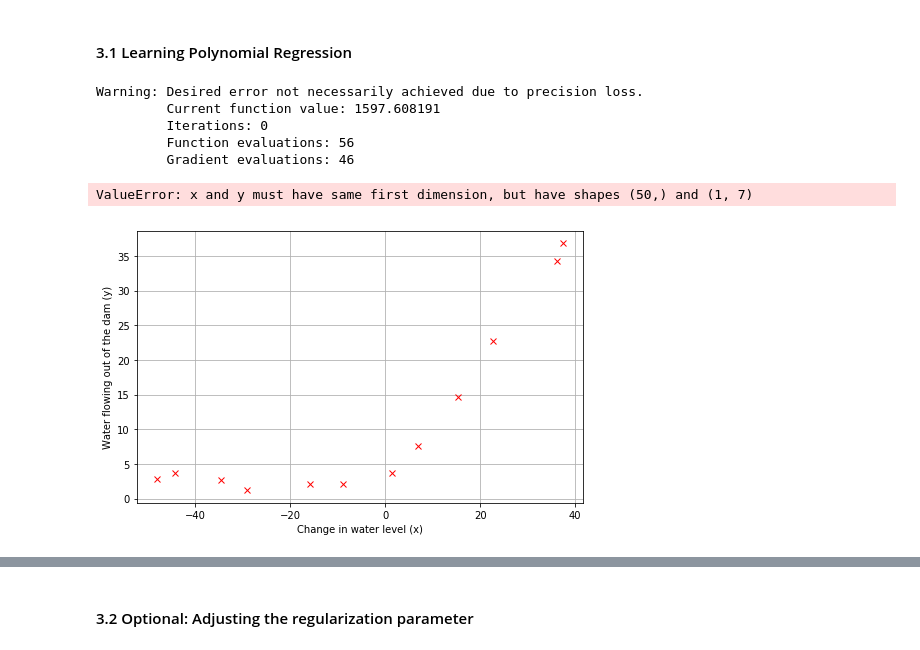
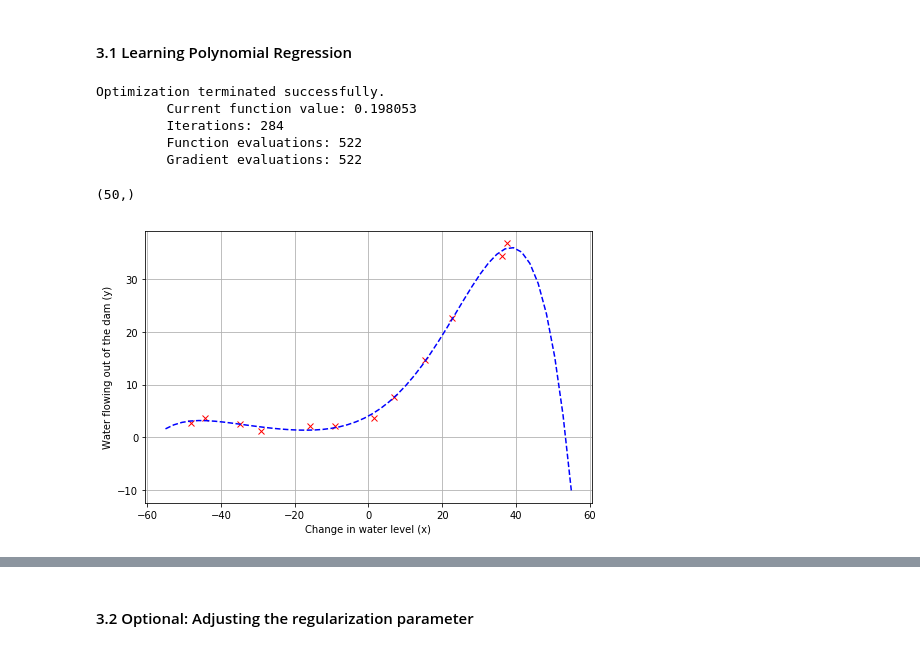
Before and after one commit to deniseheinz/LaunchCode-DataScience, a Jupyter notebook: ex5/ex5-Regularized_Linear_Regression.ipynb, the cells around one changed output, grey strips where cells are left out. Cells and saved outputs as stored; diff of their text form; code cells hidden in the pictures.

Commit message:
updated calling data

```diff
--- a/ex5/ex5-Regularized_Linear_Regression.ipynb
+++ b/ex5/ex5-Regularized_Linear_Regression.ipynb
@@ -118,7 +106,7 @@ def optimizeTheta(myTheta_initial, myX, myy, mylambda=0.,print_output=True):
                                        disp=print_output,\
                                        epsilon=1.49e-12,\
                                        maxiter=1000)
-    fit_theta = fit_theta.reshape((myTheta_initial.shape[0],1))
+    fit_theta = fit_theta.reshape((len(myTheta_initial),1))
     return fit_theta
 # %%
 mytheta = np.array([[1.],[1.]])
@@ -191,9 +179,9 @@ def genPolyFeatures(myX,p):
     the next additional column will be the 2nd column cubed, etc.
     """
     newX = myX.copy()
-    for i in range(1,p+1):
+    for i in range(2,p+1):
         dim = newX.shape[1]
-        newX = np.insert(newX,dim,np.power(myX[:,1],i+1),axis=1)
+        newX = np.insert(newX,i,np.power(newX[:,1],i),axis=1)
     return newX
 
 def featureNormalize(myX):
@@ -208,12 +196,12 @@ def featureNormalize(myX):
     """
 
     Xnorm = myX.copy()
-    stored_feature_means = np.mean(myX,axis=0) #column-by-column
-    stored_feature_means[0]=0.0
-    Xnorm = Xnorm-stored_feature_means
-    stored_feature_stds = np.std(Xnorm,axis=0,ddof=0)
-    stored_feature_stds[0]=1.0
-    Xnorm = Xnorm/ stored_feature_stds
+    stored_feature_means = np.mean(Xnorm,axis=0) #column-by-column
+    #stored_feature_means[0]=0.0
+    Xnorm[:,1:] = Xnorm[:,1:]-stored_feature_means[1:]
+    stored_feature_stds = np.std(Xnorm,axis=0,ddof=1)
+    #stored_feature_stds[0]=1.0
+    Xnorm[:,1:] = Xnorm[:,1:]/ stored_feature_stds[1:]
     return Xnorm, stored_feature_means, stored_feature_stds
 # %% [markdown]
 #### 3.1 Learning Polynomial Regression
@@ -231,41 +219,47 @@ def featureNormalize(myX):
 # continue using that
 ###############################################################
 
-global_d = 5
+global_d = 6
 newX = genPolyFeatures(X,global_d)
 newX_norm, stored_means, stored_stds = featureNormalize(newX)
 #Find fit parameters starting with 1's as the initial guess
 mytheta = np.ones((newX_norm.shape[1],1))
 fit_theta = optimizeTheta(mytheta,newX_norm,y,0.)
 # %% [output]
-Warning: Desired error not necessarily achieved due to precision loss.
-         Current function value: 1597.608191
-         Iterations: 0
-         Function evaluations: 56
-         Gradient evaluations: 46
+Optimization terminated successfully.
+         Current function value: 0.198053
+         Iterations: 284
+         Function evaluations: 522
+         Gradient evaluations: 522
+# %%
+xmat=h(fit_theta,xpoly)
+# %%
+xmat.shape
+# %% [output]
+(50,)
 # %%
 def plotFit(fit_theta,means,stds):
     """
     Function that takes in some learned fit values (on feature-normalized data)
     It sets x-points as a linspace, constructs an appropriate X matrix,
     un-does previous feature normalization, computes the hypothesis values,
     and plots on top of data
     """
     n_points_to_plot = 50
     xvals = np.linspace(-55,55,n_points_to_plot)
     xmat = np.ones((n_points_to_plot,1))
-    p=fit_theta.shape[0]
+    p=(fit_theta.shape[0]-1)
     xmat = np.insert(xmat,xmat.shape[1],xvals.T,axis=1)
-    xpoly=genPolyFeatures(xmat,p-2)
-    xmat = np.dot(xpoly,fit_theta)
-    #This is undoing feature normalization
-    xmat = xmat * stds
-    xmat = xmat + means
-    plotData()
-    plt.plot(xvals, xmat[:1],'b--')
+    xmat=genPolyFeatures(xmat,p)
+    #h(fit_theta,xmat)
+    #xmat = np.dot(xpoly,fit_theta)
+    #This is undoing feature normalization???  Not undoing but normalizing new data
+    xmat[:,1:] = (xmat[:,1:] - means[1:])
+    xmat[:,1:] = (xmat[:,1:] / stds[1:])
+    plotData() #plots original data
+    plt.plot(xvals, xmat.dot(fit_theta),'b--')
 
 plotFit(fit_theta,stored_means,stored_stds)
 # %% [output]
-ValueError: x and y must have same first dimension, but have shapes (50,) and (1, 7)
-[figure, old version]
+[figure, new version]
 # %%
```
Also changed, not shown: parts of 15 cells of this notebook.
